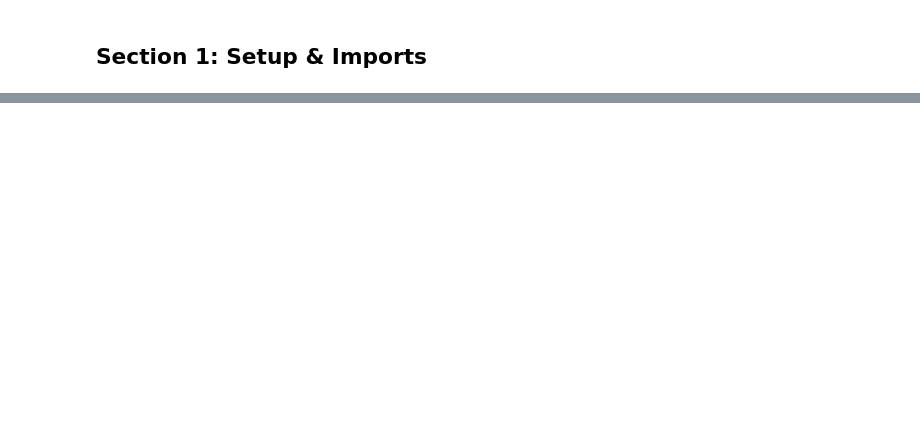
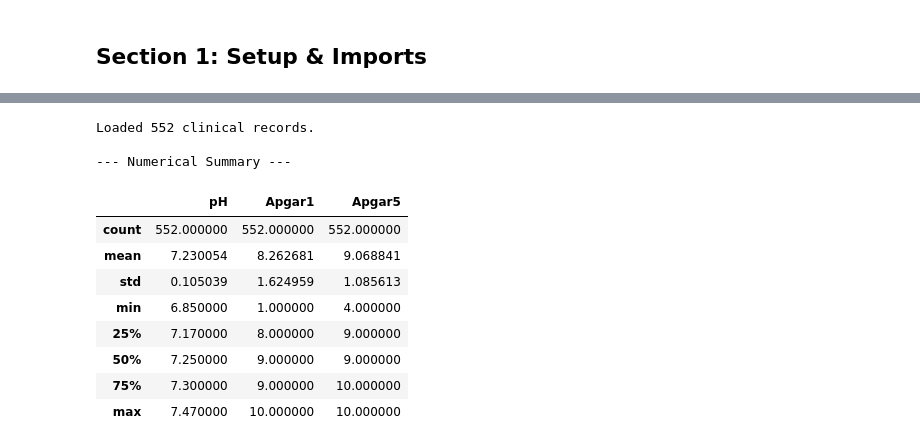
Before and after one commit to devanshudhoble/devanshu-dhoble_ctg, a Jupyter notebook: workflow.ipynb, the cells around one changed output, grey strips where cells are left out. Drawn from its saved outputs; the diff is of its cells as text; code cells hidden in the pictures; blank space fills up the shorter version.

```diff
--- a/workflow.ipynb
+++ b/workflow.ipynb
@@ -507,0 +61,64 @@ All evaluation plots saved to artifacts/ directory.
+# %%
+def parse_hea_file(filepath):
+    """Parse a WFDB .hea file and extract clinical outcomes from comment lines.
+
+    P2 fix: skips the !NotReadyYet! neonatology block entirely to avoid
+    ingesting unvalidated outcome fields (HIE, Seizures, etc.).
+    """
+    outcomes = {'record_id': os.path.basename(filepath).replace('.hea', '')}
+    in_not_ready_block = False
+
+    with open(filepath, 'r') as f:
+        for line in f:
+            line = line.strip()
+            if not line.startswith('#'):
+                continue
+            content = line.lstrip('#').strip()
+
+            # Detect and skip !NotReadyYet! blocks
+            if '!NotReadyYet!' in content:
+                in_not_ready_block = True
+                continue
+            # Exit block when we hit a new section header (starts with '--')
+            if content.startswith('--'):
+                in_not_ready_block = False
+                continue
+            if in_not_ready_block:
+                continue
+            if content.startswith('-'):
+                continue
+
+            parts = content.split()
+            if len(parts) < 2:
+                continue
+            key = parts[0]
+            val = parts[-1]
+
+            try:
+                outcomes[key] = float(val) if '.' in val else int(val)
+            except ValueError:
+                outcomes[key] = val
+
+    return outcomes
+
+
+hea_files = sorted(glob.glob(os.path.join(DATA_DIR, '*.hea')))
+data_list = [parse_hea_file(f) for f in hea_files]
+df = pd.DataFrame(data_list)
+
+print(f'Loaded {len(df)} clinical records.')
+print(f'\n--- Numerical Summary ---')
+display(df[['pH', 'BDecf', 'Apgar1', 'Apgar5']].describe())
+# %% [output]
+Loaded 552 clinical records.
+
+--- Numerical Summary ---
+|  | pH | Apgar1 | Apgar5 |
+| count | 552.000000 | 552.000000 | 552.000000 |
+| mean | 7.230054 | 8.262681 | 9.068841 |
+| std | 0.105039 | 1.624959 | 1.085613 |
+| min | 6.850000 | 1.000000 | 4.000000 |
+| 25% | 7.170000 | 8.000000 | 9.000000 |
+| 50% | 7.250000 | 9.000000 | 9.000000 |
+| 75% | 7.300000 | 9.000000 | 10.000000 |
+| max | 7.470000 | 10.000000 | 10.000000 |
```
Also changed, not shown: parts of 36 cells of this notebook, 18 other files.
